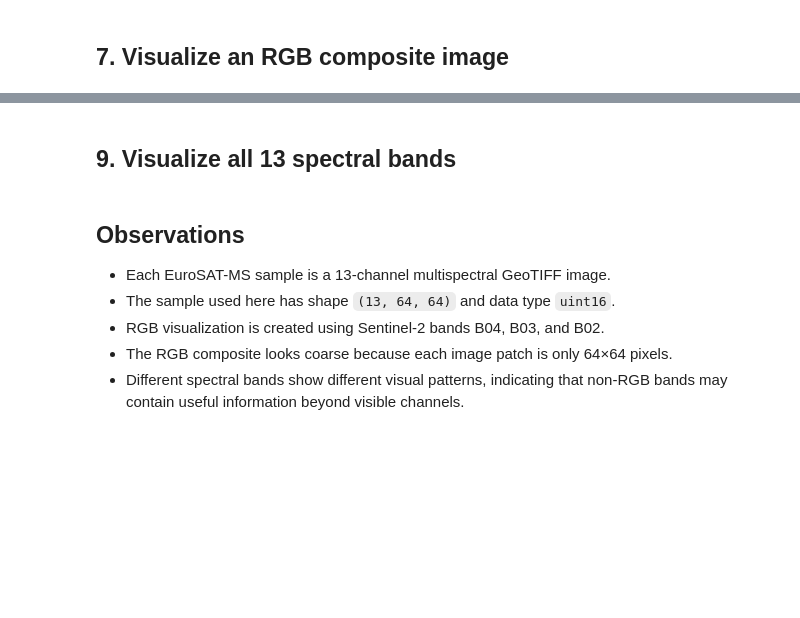
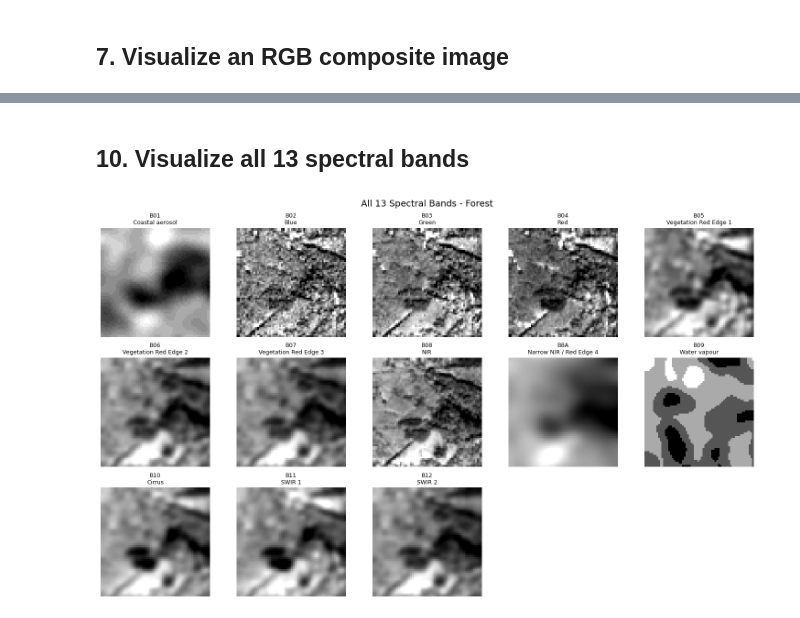
Before and after one commit to tienesng06/acivs_Test-Time_Spectral_Adaptation, a Jupyter notebook: notebooks/01_eurosat_ms_explore.ipynb, the cells around one changed output, grey strips where cells are left out. Drawn from its saved outputs; the diff is of its cells as text; code cells hidden in the pictures; blank space fills up the shorter version.

```diff
--- a/notebooks/01_eurosat_ms_explore.ipynb
+++ b/notebooks/01_eurosat_ms_explore.ipynb
@@ -78,24 +166,20 @@ band_names = [
 # %% [markdown]
-## 9. Visualize all 13 spectral bands
+## 10. Visualize all 13 spectral bands
 # %%
 fig, axes = plt.subplots(3, 5, figsize=(15, 9))
 axes = axes.flatten()
 
 for i in range(len(axes)):
     ax = axes[i]
     if i < img.shape[0]:
         ax.imshow(normalize_band(img[i]), cmap="gray")
-        ax.set_title(band_names[i])
-    ax.axis("off")
+        ax.set_title(f"{band_names[i]}\n{band_long_names[i]}", fontsize=9)
+        ax.axis("off")
+    else:
+        ax.axis("off")
 
 plt.suptitle(f"All 13 Spectral Bands - {label}", fontsize=14)
 plt.tight_layout()
 plt.show()
+# %% [output]
+[figure, added]
-# %% [markdown]
-## Observations
-
-- Each EuroSAT-MS sample is a 13-channel multispectral GeoTIFF image.
-- The sample used here has shape `(13, 64, 64)` and data type `uint16`.
-- RGB visualization is created using Sentinel-2 bands B04, B03, and B02.
-- The RGB composite looks coarse because each image patch is only 64×64 pixels.
-- Different spectral bands show different visual patterns, indicating that non-RGB bands may contain useful information beyond visible channels.
```
Also changed, not shown: parts of 21 cells of this notebook, 6 other files.
